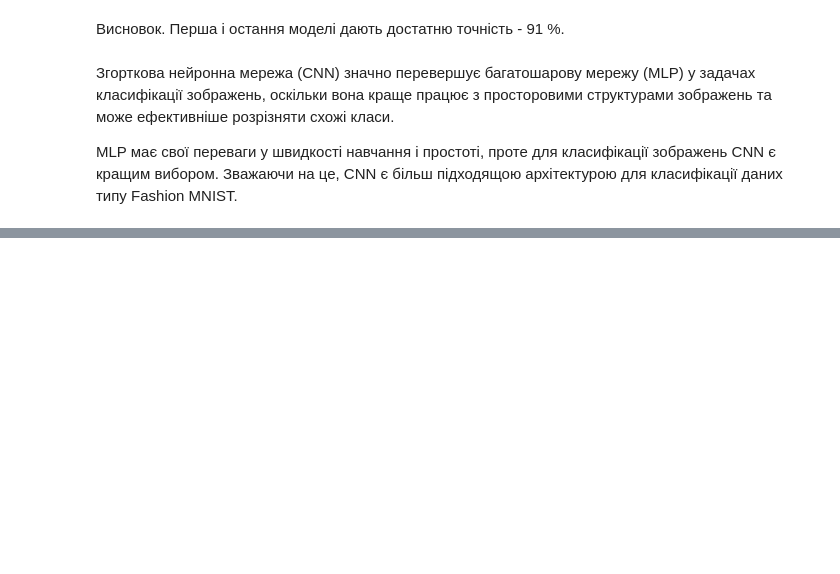
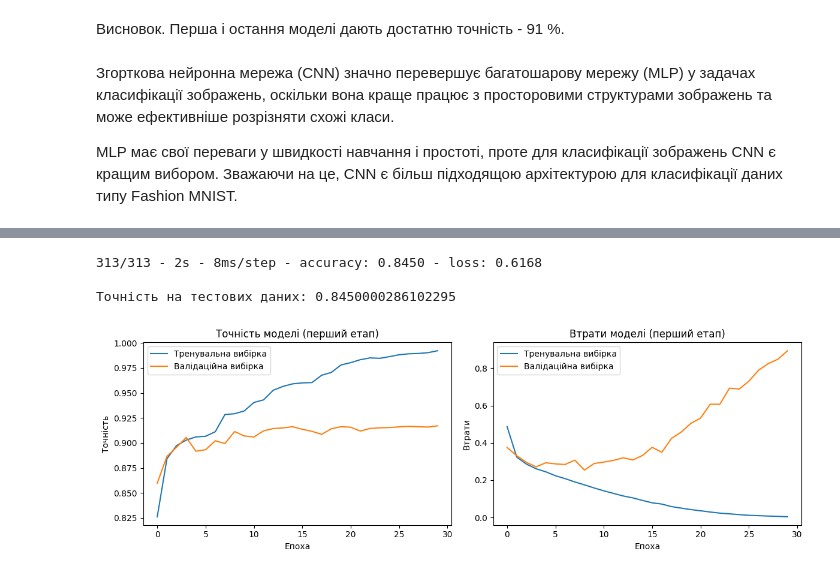
Before and after one commit to OlhaYastrebova/goit-ds-hw, a Jupyter notebook: Hw_13.ipynb, the cells around one changed output, grey strips where cells are left out. Drawn from its saved outputs; the diff is of its cells as text; code cells hidden in the pictures; blank space fills up the shorter version.

```diff
--- a/Hw_13.ipynb
+++ b/Hw_13.ipynb
@@ -471,2 +429,0 @@ weighted avg       0.98      0.98      0.98     10000
-# %%
-model.fit(x_train, y_train, epochs=10)
@@ -531,0 +430,15 @@ CNN (VGG16): Завдяки своїм властивостям CNN значно
+# %%
+# Функція для зміни швидкості навчання
+def scheduler(epoch, lr):
+  if epoch < 5:
+    return lr
+  else:
+    return float(lr * np.exp(-0.1))
+
+callback = tf.keras.callbacks.LearningRateScheduler(scheduler)
+# %%
+# Тренування моделі
+history = model.fit(train_images, train_labels, epochs=30,
+                    validation_split=0.2,
+                    batch_size=128,
+                    callbacks=[callback])
@@ -531,0 +503,36 @@ CNN (VGG16): Завдяки своїм властивостям CNN значно
+# %%
+# Оцінка моделі
+test_loss, test_acc = model.evaluate(test_images, test_labels, verbose=2)
+print(f'\nТочність на тестових даних: {test_acc}')
+# %% [output]
+313/313 - 2s - 8ms/step - accuracy: 0.8450 - loss: 0.6168
+
+Точність на тестових даних: 0.8450000286102295
+# %%
+# Функція для побудови графіків
+def plot_learning_curves(history, title_suffix=""):
+    fig, (ax1, ax2) = plt.subplots(1, 2, figsize=(12, 4))
+
+    # Графік точності
+    ax1.plot(history.history['accuracy'], label='Тренувальна вибірка')
+    ax1.plot(history.history['val_accuracy'], label='Валідаційна вибірка')
+    ax1.set_title(f'Точність моделі {title_suffix}')
+    ax1.set_ylabel('Точність')
+    ax1.set_xlabel('Епоха')
+    ax1.legend()
+
+    # Графік втрат
+    ax2.plot(history.history['loss'], label='Тренувальна вибірка')
+    ax2.plot(history.history['val_loss'], label='Валідаційна вибірка')
+    ax2.set_title(f'Втрати моделі {title_suffix}')
+    ax2.set_ylabel('Втрати')
+    ax2.set_xlabel('Епоха')
+    ax2.legend()
+
+    plt.tight_layout()
+    plt.show()
+# %%
+# Побудова графіків для першого етапу навчання
+plot_learning_curves(history, "(перший етап)")
+# %% [output]
+[figure, added]
```
Also changed, not shown: parts of 23 cells of this notebook.
